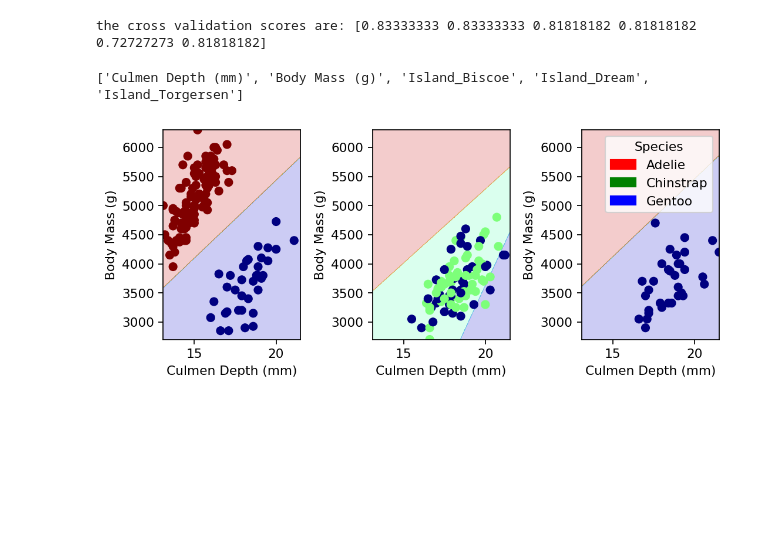
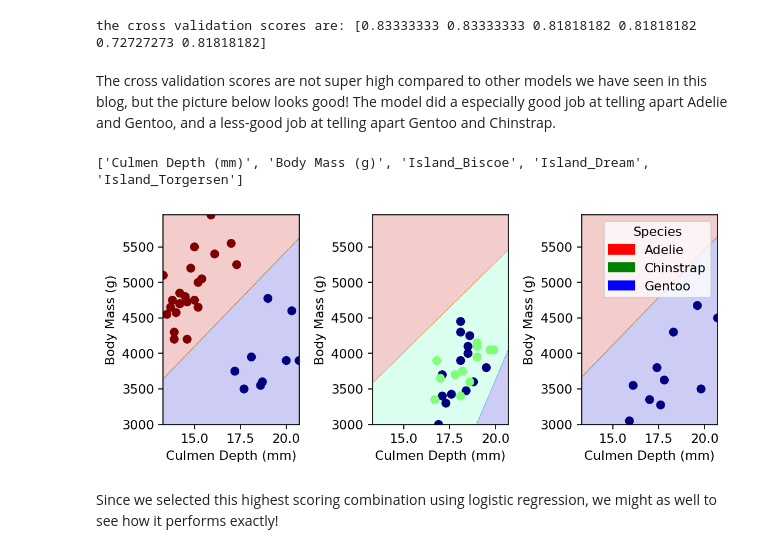
Before and after one commit to Xianzhiwang1/CS0451-page-site, a Jupyter notebook: posts/my-blog-post-08-Palmer-Penguins/index.ipynb, the cells around one changed output. Drawn from its saved outputs; the diff is of its cells as text; code cells hidden in the pictures; blank space fills up the shorter version.

```diff
--- a/posts/my-blog-post-08-Palmer-Penguins/index.ipynb
+++ b/posts/my-blog-post-08-Palmer-Penguins/index.ipynb
@@ -135,0 +221,5 @@ Please also refer to the documentation for alternative solver options:
+# %%
+print(cols)
+plt.rcParams['figure.dpi'] = 156
+PG.plot_regions(rf, X_test[cols], y_test)
+# PG.plot_regions(rf, X_train[cols], y_train)
@@ -135,0 +229,13 @@ Please also refer to the documentation for alternative solver options:
+# %%
+
+cols = ['Culmen Length (mm)', 'Culmen Depth (mm)',
+        'Clutch Completion_No', 'Clutch Completion_Yes']
+rf = RandomForestClassifier(random_state=0)
+rf = rf.fit(X_train[cols],y_train)
+rf.score(X_train[cols],y_train)
+cross_v_score = cross_val_score(rf, X_test[cols], y_test, cv = 6)
+print(f"the cross validation scores are: {cross_v_score}")
+print(cols)
+plt.rcParams['figure.dpi'] = 156
+PG.plot_regions(rf, X_test[cols], y_test)
+# PG.plot_regions(rf, X_train[cols], y_train)
@@ -135,0 +270,5 @@ Please also refer to the documentation for alternative solver options:
+# %%
+print(cols)
+plt.rcParams['figure.dpi'] = 156
+PG.plot_regions(clf, X_test[cols], y_test)
+# PG.plot_regions(clf, X_train[cols], y_train)
@@ -135,0 +278,14 @@ Please also refer to the documentation for alternative solver options:
+# %%
+
+cols = ['Culmen Length (mm)', 'Culmen Depth (mm)',
+        'Clutch Completion_No', 'Clutch Completion_Yes']
+clf = DecisionTreeClassifier(random_state=0)
+clf = clf.fit(X_train[cols], y_train)
+clf.score(X_train[cols], y_train)
+print(f"The clf.score() on testing data is: {clf.score(X_test[cols], y_test)}")
+cross_v_score = cross_val_score(clf, X_test[cols], y_test, cv = 6)
+print(f"the cross validation scores are: {cross_v_score}")
+print(cols)
+plt.rcParams['figure.dpi'] = 156
+PG.plot_regions(clf, X_test[cols], y_test)
+# PG.plot_regions(clf, X_train[cols], y_train)
@@ -142,12 +326,16 @@ cross_v_score = cross_val_score(LR, X_test[cols], y_test, cv = 6)
 print(f"the cross validation scores are: {cross_v_score}")
 # %% [output]
 the cross validation scores are: [0.83333333 0.83333333 0.81818182 0.81818182 0.72727273 0.81818182]
+# %% [markdown]
+The cross validation scores are not super high compared to other models we have seen in this blog, but the picture below looks good! The model did a especially good job at telling apart Adelie and Gentoo, and a less-good job at telling apart Gentoo and Chinstrap.
 # %%
 # plt.rcParams["figure.figsize"] = (4,4)
 print(cols)
 plt.rcParams['figure.dpi'] = 156
-# PG.plot_regions(LR, X_test[cols], y_test)
-PG.plot_regions(LR, X_train[cols], y_train)
+PG.plot_regions(LR, X_test[cols], y_test)
+# PG.plot_regions(LR, X_train[cols], y_train)
 # %% [output]
 ['Culmen Depth (mm)', 'Body Mass (g)', 'Island_Biscoe', 'Island_Dream', 'Island_Torgersen']
-[figure, old version]
+[figure, new version]
+# %% [markdown]
+Since we selected this highest scoring combination using logistic regression, we might as well to see how it performs exactly!
```
Also changed, not shown: parts of 44 cells of this notebook, 12 other files.
